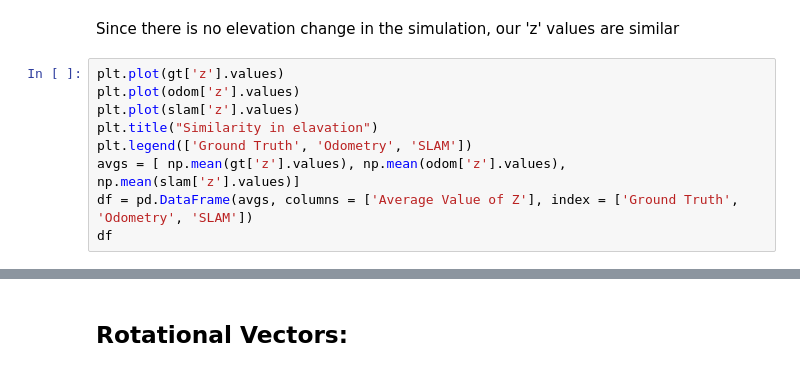
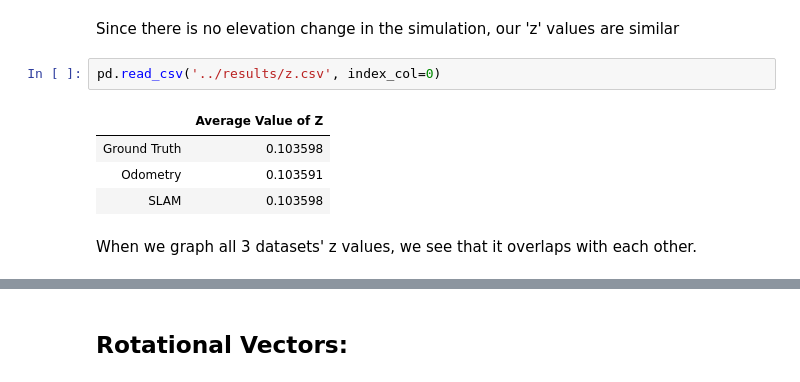
Before and after one commit to UCSDAutonomousVehicles2021Team1/rtabmap_mapping_tuning, a Jupyter notebook: notebooks/eda-dev-version.ipynb, the cells around one changed output, grey strips where cells are left out. Drawn from its saved outputs; the diff is of its cells as text.

Commit message:
completed
completed eda functions and finished adding graphics to the notebook.

```diff
--- a/notebooks/eda-dev-version.ipynb
+++ b/notebooks/eda-dev-version.ipynb
@@ -82,12 +86,12 @@ We can see that they all seem to plot the same path which is a good sign
 ## Z Column:
 # %% [markdown]
 Since there is no elevation change in the simulation, our 'z' values are similar
-# %%
-plt.plot(gt['z'].values)
-plt.plot(odom['z'].values)
-plt.plot(slam['z'].values)
-plt.title("Similarity in elavation")
-plt.legend(['Ground Truth', 'Odometry', 'SLAM'])
-avgs = [ np.mean(gt['z'].values), np.mean(odom['z'].values), np.mean(slam['z'].values)]
-df = pd.DataFrame(avgs, columns = ['Average Value of Z'], index = ['Ground Truth', 'Odometry', 'SLAM'])
-df
+# %%
+pd.read_csv('../results/z.csv', index_col=0)
+# %% [output]
+|  | Average Value of Z |
+| Ground Truth | 0.103598 |
+| Odometry | 0.103591 |
+| SLAM | 0.103598 |
+# %% [markdown]
+When we graph all 3 datasets' z values, we see that it overlaps with each other.
```
Also changed, not shown: parts of 26 cells of this notebook, 2 other files.
